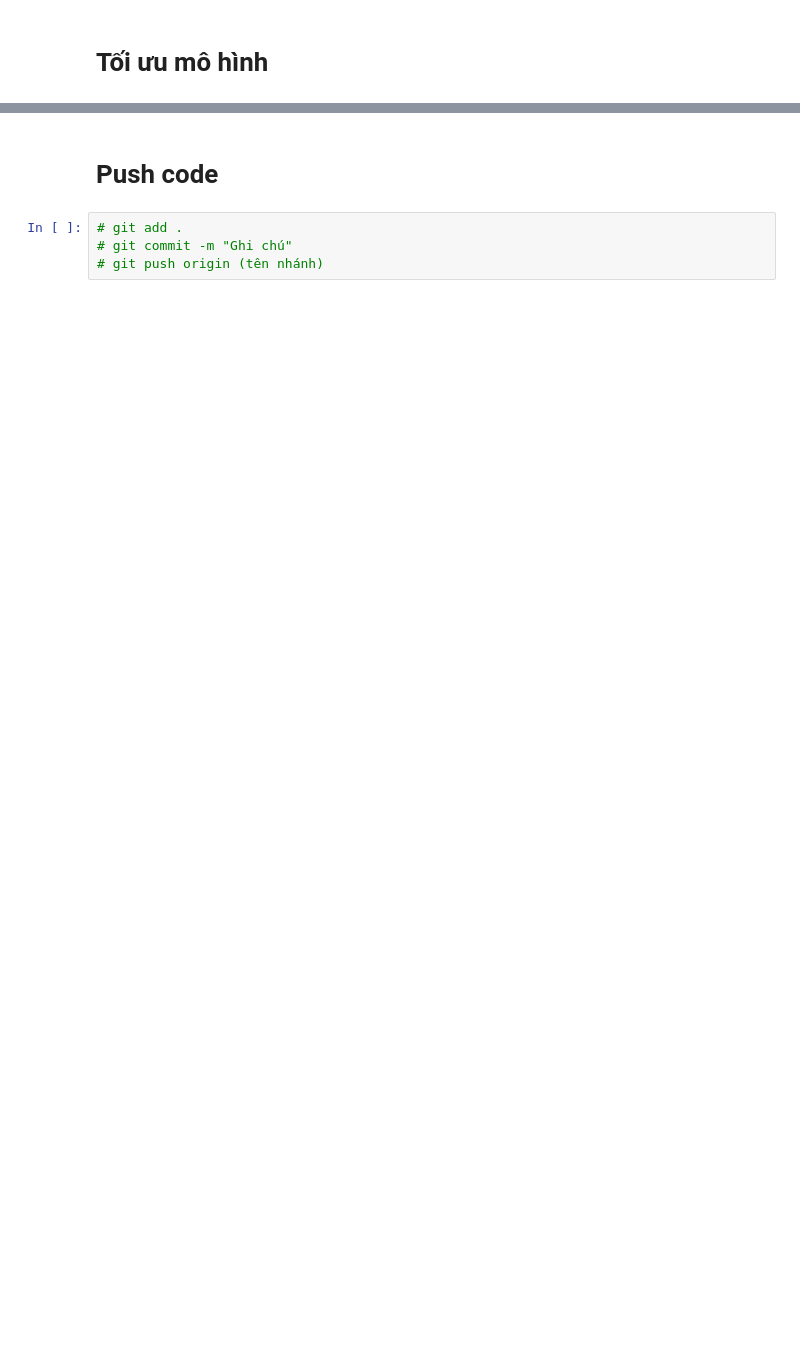
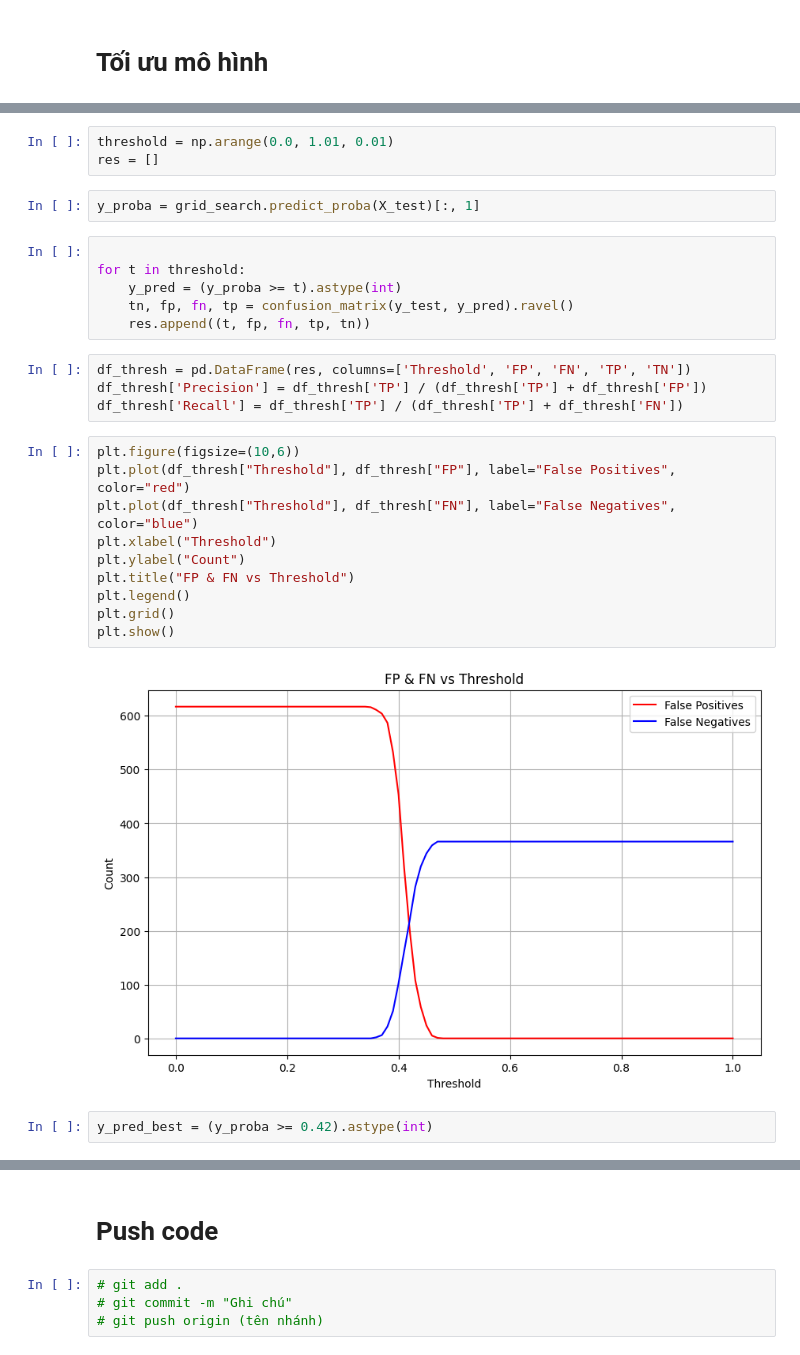
Before and after one commit to A47126/BT-Machine-Learning-Group-7, a Jupyter notebook: water_pota_no_plot.ipynb, the cells around one changed output, grey strips where cells are left out. Saved outputs shown, nothing was run; the diff lists cells and outputs as text; blank space fills up the shorter version.

```diff
--- a/water_pota_no_plot.ipynb
+++ b/water_pota_no_plot.ipynb
@@ -161,0 +246,29 @@ X_test = scaler.transform(X_test)
+# %%
+threshold = np.arange(0.0, 1.01, 0.01)
+res = []
+# %%
+y_proba = grid_search.predict_proba(X_test)[:, 1]
+# %%
+
+for t in threshold:
+    y_pred = (y_proba >= t).astype(int)
+    tn, fp, fn, tp = confusion_matrix(y_test, y_pred).ravel()
+    res.append((t, fp, fn, tp, tn))
+# %%
+df_thresh = pd.DataFrame(res, columns=['Threshold', 'FP', 'FN', 'TP', 'TN'])
+df_thresh['Precision'] = df_thresh['TP'] / (df_thresh['TP'] + df_thresh['FP'])
+df_thresh['Recall'] = df_thresh['TP'] / (df_thresh['TP'] + df_thresh['FN'])
+# %%
+plt.figure(figsize=(10,6))
+plt.plot(df_thresh["Threshold"], df_thresh["FP"], label="False Positives", color="red")
+plt.plot(df_thresh["Threshold"], df_thresh["FN"], label="False Negatives", color="blue")
+plt.xlabel("Threshold")
+plt.ylabel("Count")
+plt.title("FP & FN vs Threshold")
+plt.legend()
+plt.grid()
+plt.show()
+# %% [output]
+[figure, added]
+# %%
+y_pred_best = (y_proba >= 0.42).astype(int)
```
Also changed, not shown: parts of 13 cells of this notebook.
